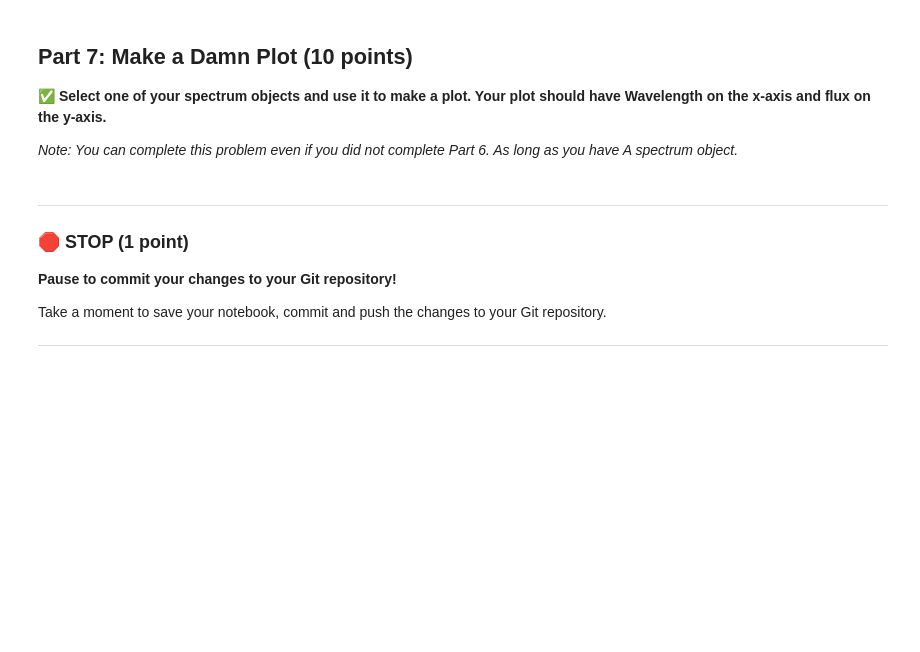
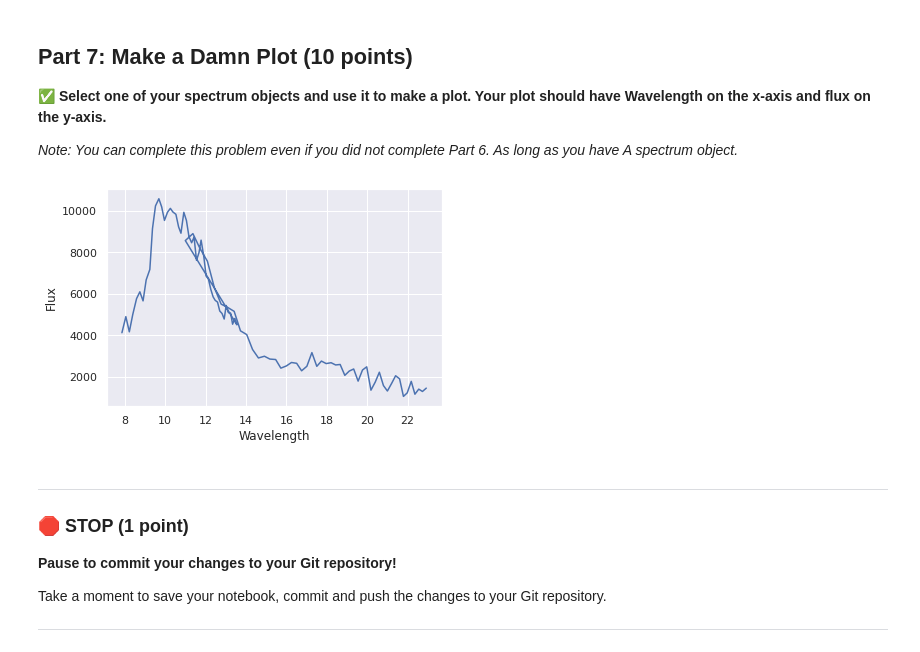
Before and after one commit to ZilD117/CMSE202-s23-turnin, a Jupyter notebook: midterm/CMSE202_Midterm_Sect02_STUDENT.ipynb, the cells around one changed output. Saved outputs shown, nothing was run; the diff lists cells and outputs as text; code cells hidden in the pictures; blank space fills up the shorter version.

```diff
--- a/midterm/CMSE202_Midterm_Sect02_STUDENT.ipynb
+++ b/midterm/CMSE202_Midterm_Sect02_STUDENT.ipynb
@@ -67,7 +67,7 @@ curl -O https://raw.githubusercontent.com/msu-cmse-courses/cmse202-S23-data/main
 # %%
 #Write your code here
 import pandas as pd
-df_1 = pd.read_csv("metadata.csv", names = ["ID","RA","DEC","Scale Factor"])
+df_1 = pd.read_csv("metadata.csv", names = ["ID","RA","DEC","Scale Factor"],skiprows=1)
 df_2 = pd.read_csv("flux_values.csv",)
 df_3 = pd.read_csv("wavlength_values.csv")
 # %% [markdown]
@@ -231,6 +231,18 @@ Take a moment to save your notebook, commit  and push the changes to your Git re
 &#9989; **Construct `spectra` objects for all of the spectral measurements. Append all of the objects to a new list called `spectrum_objects`.**
 # %%
 #Write your code here
+
+ID_col = df_1["ID"]
+RA_col = df_1["RA"]
+DEC_col = df_1["DEC"]
+SF_col = df_1["Scale Factor"]
+
+num = len(ID_col)
+spectrum_objects = []
+
+for i in range(num):
+    spectrum_objects.append(spectrum(ID=ID_col[i], RA=RA_col[i], DEC=DEC_col[i], Scale_Factor=SF_col[i], \
+                                     Wavelengths=df_3.iloc[:,[i]], Flux=df_2.iloc[:,[i]]))
 # %% [markdown]
 ## Part 7: Make a Damn Plot (10 points)
 
@@ -239,6 +251,17 @@ Take a moment to save your notebook, commit  and push the changes to your Git re
 *Note: You can complete this problem even if you did not complete Part 6. As long as you have A spectrum object.*
 # %%
 #Write your code here
+import matplotlib.pyplot as plt
+
+spect = spectrum_objects[0]
+wav = spect.get_wavelength()
+flux = spect.get_flux()
+plt.plot(wav, flux)
+plt.xlabel("Wavelength")
+plt.ylabel("Flux")
+plt.show()
+# %% [output]
+[figure, added]
 # %% [markdown]
 ---
 ### &#128721; STOP (1 point)
```
Also changed, not shown: parts of 1 cell of this notebook.
